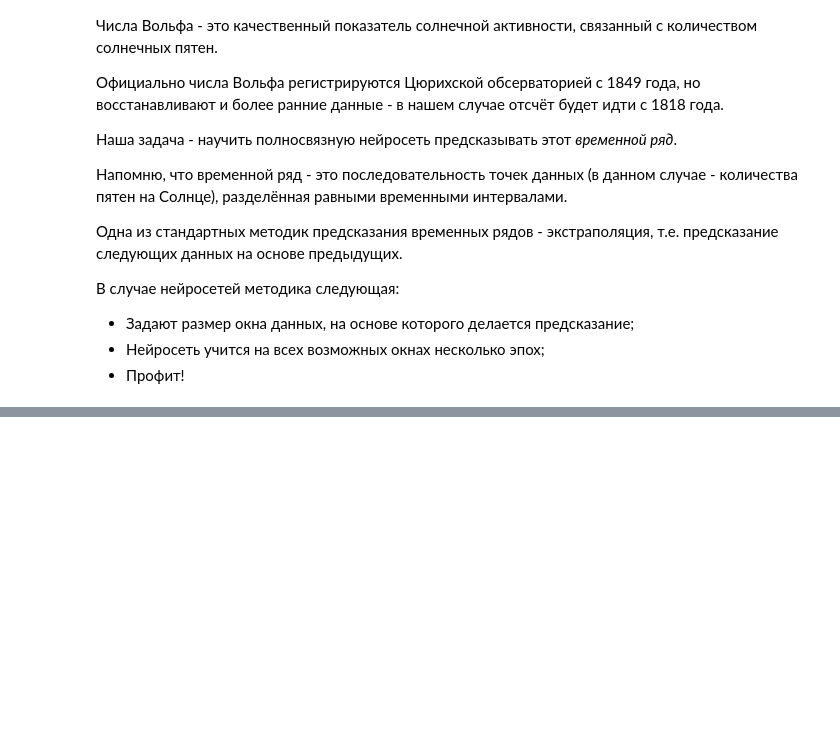
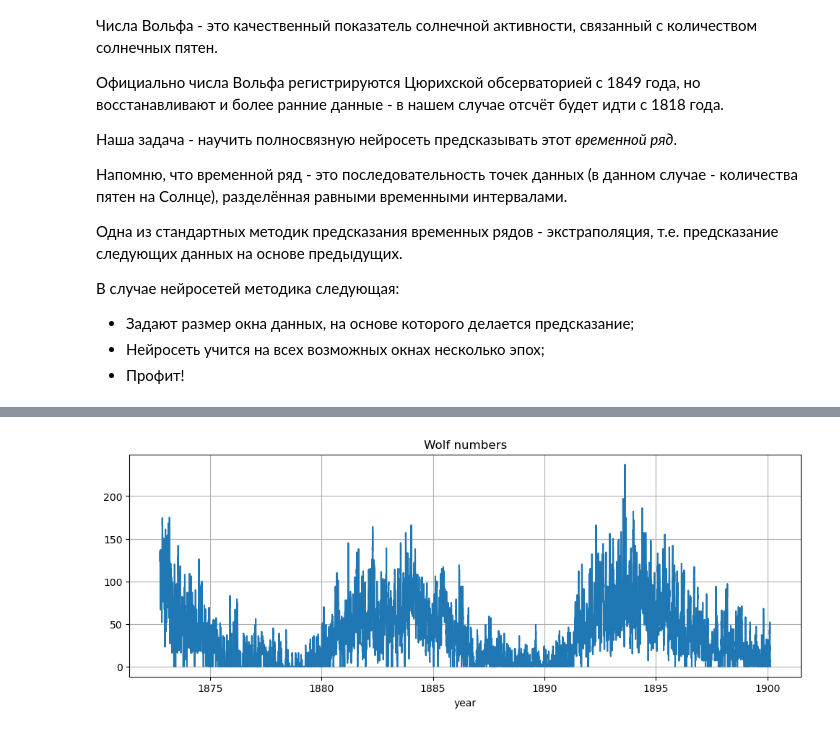
Before and after one commit to alexeivorohov-nn/nn_usu, a Jupyter notebook: Lessons/S3_PyTorch_NN.ipynb, the cells around one changed output, grey strips where cells are left out. Cells and saved outputs as stored; diff of their text form; code cells hidden in the pictures; blank space fills up the shorter version.

```diff
--- a/Lessons/S3_PyTorch_NN.ipynb
+++ b/Lessons/S3_PyTorch_NN.ipynb
@@ -590,5 +591,21 @@ dtypes: float64(1), int64(5)
 <class 'numpy.ndarray'>
 <class 'torch.Tensor'> torch.float32
+# %%
+start = 20000
+scope = 10000
+
+plt_val = sol_df['VAL'][start:start+scope]
+plt_t = sol_df['YEARF'][start:start+scope]
+
+fig, ax1 = plt.subplots(1,1,figsize=(12,4))
+ax1.plot(plt_t, plt_val)
+ax1.grid('on')
+ax1.set_title('Wolf numbers')
+ax1.set_xlabel('year')
+
+plt.show()
+# %% [output]
+[figure, added]
 # %%
 # Задание 2: Напишите класс TimeseriesLoader
 # для создания генераторов пар (x_window, y_pred)
```
Also changed, not shown: parts of 8 cells of this notebook, 1 other file.
